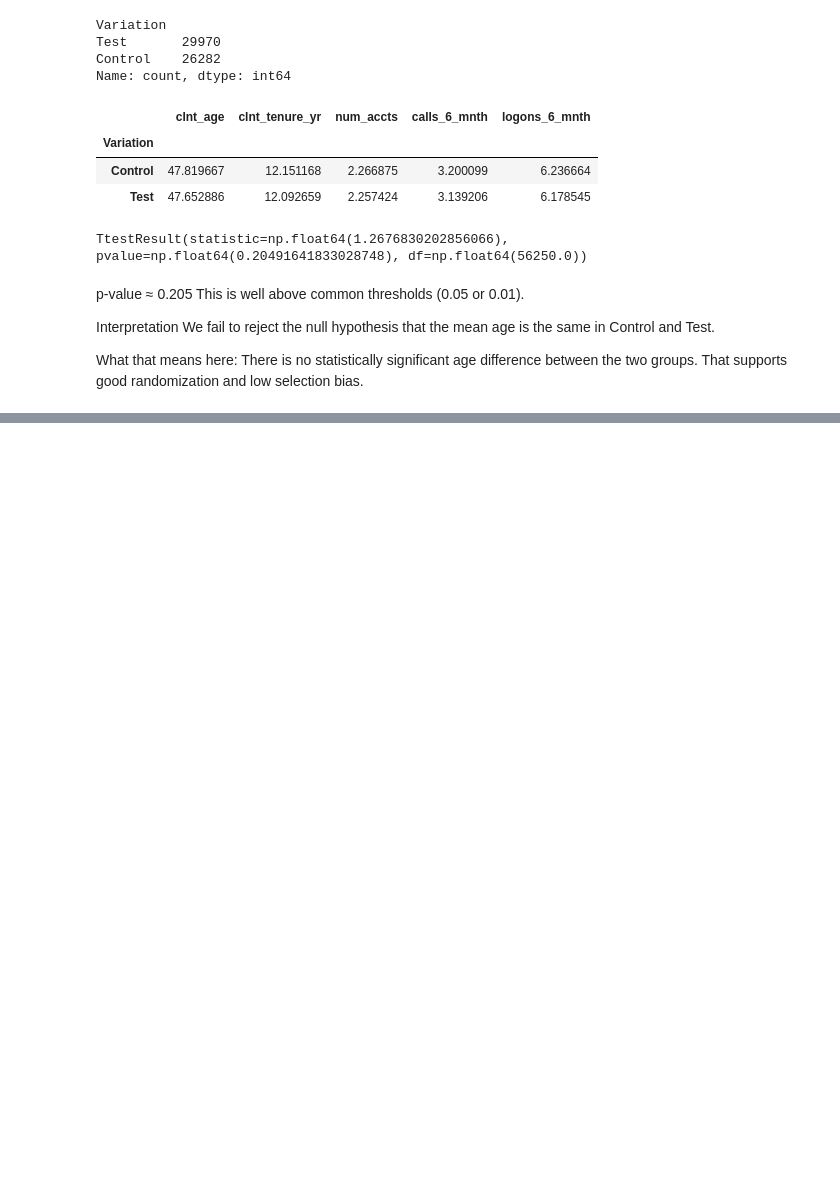
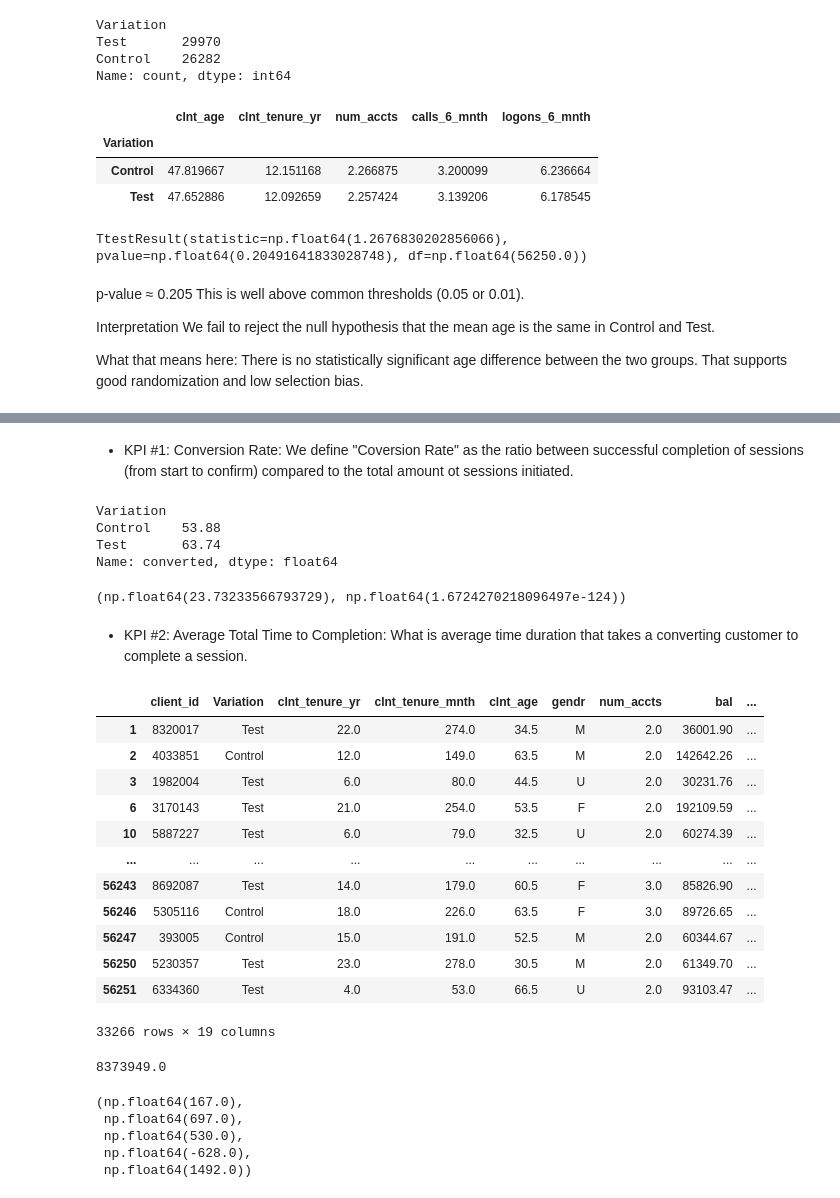
Before and after one commit to ChVlachakis/house-greyjoy, a Jupyter notebook: notebooks/experiment_analysis.ipynb, the cells around one changed output, grey strips where cells are left out. Cells and saved outputs as stored; diff of their text form; code cells hidden in the pictures; blank space fills up the shorter version.

Commit message:
experiment analysis first part complete

```diff
--- a/notebooks/experiment_analysis.ipynb
+++ b/notebooks/experiment_analysis.ipynb
@@ -62,0 +69,41 @@ That supports good randomization and low selection bias.
+# %% [markdown]
+- KPI #1: Conversion Rate: We define "Coversion Rate" as the ratio between successful completion of sessions (from start to confirm) compared to the total amount ot sessions initiated.
+# %%
+# for that we need to group by "Variation" and check for "converted", calculating the mean(), and hsowing it by percentage
+conversion_by_group = final_experiment_df.groupby("Variation")["converted"].mean()
+
+(conversion_by_group * 100).round(2)
+# %% [output]
+Variation
+Control    53.88
+Test       63.74
+Name: converted, dtype: float64
+# %%
+# now let's test for the statistical significance of our result
+import numpy as np
+
+conv_table = (
+    final_experiment_df
+    .groupby("Variation")["converted"]
+    .agg(["sum", "count"])
+)
+
+conv_table
+
+x_test  = conv_table.loc["Test", "sum"]
+n_test  = conv_table.loc["Test", "count"]
+
+x_ctrl  = conv_table.loc["Control", "sum"]
+n_ctrl  = conv_table.loc["Control", "count"]
+
+from statsmodels.stats.proportion import proportions_ztest
+
+stat, pval = proportions_ztest(
+    count=np.array([x_test, x_ctrl]),
+    nobs=np.array([n_test, n_ctrl]),
+    alternative="two-sided"
+)
+
+stat, pval
+# %% [output]
+(np.float64(23.73233566793729), np.float64(1.6724270218096497e-124))
@@ -62,0 +114,39 @@ That supports good randomization and low selection bias.
+# %% [markdown]
+- KPI #2: Average Total Time to Completion: What is average time duration that takes a converting customer to complete a session.
+# %%
+converters_df = final_experiment_df[final_experiment_df["converted"]].copy()
+converters_df
+# %% [output]
+|  | client_id | Variation | clnt_tenure_yr | clnt_tenure_mnth | clnt_age | gendr | num_accts | bal | ... |
+| 1 | 8320017 | Test | 22.0 | 274.0 | 34.5 | M | 2.0 | 36001.90 | ... |
+| 2 | 4033851 | Control | 12.0 | 149.0 | 63.5 | M | 2.0 | 142642.26 | ... |
+| 3 | 1982004 | Test | 6.0 | 80.0 | 44.5 | U | 2.0 | 30231.76 | ... |
+| 6 | 3170143 | Test | 21.0 | 254.0 | 53.5 | F | 2.0 | 192109.59 | ... |
+| 10 | 5887227 | Test | 6.0 | 79.0 | 32.5 | U | 2.0 | 60274.39 | ... |
+| ... | ... | ... | ... | ... | ... | ... | ... | ... | ... |
+| 56243 | 8692087 | Test | 14.0 | 179.0 | 60.5 | F | 3.0 | 85826.90 | ... |
+| 56246 | 5305116 | Control | 18.0 | 226.0 | 63.5 | F | 3.0 | 89726.65 | ... |
+| 56247 | 393005 | Control | 15.0 | 191.0 | 52.5 | M | 2.0 | 60344.67 | ... |
+| 56250 | 5230357 | Test | 23.0 | 278.0 | 30.5 | M | 2.0 | 61349.70 | ... |
+| 56251 | 6334360 | Test | 4.0 | 53.0 | 66.5 | U | 2.0 | 93103.47 | ... |
+33266 rows × 19 columns
+# %%
+converters_df["total_duration_sec"].max()
+# %% [output]
+8373949.0
+# %%
+# by checking the ax value of "total_duration_sec" we understand that there are some outliers in our groups that are driving the avergages to crazy levels. Therefore we need to find them and exclude them,
+q1 = converters_df["total_duration_sec"].quantile(0.25)
+q3 = converters_df["total_duration_sec"].quantile(0.75)
+iqr = q3 - q1
+
+lower = q1 - 1.5 * iqr
+upper = q3 + 1.5 * iqr
+
+q1, q3, iqr, lower, upper
+# %% [output]
+(np.float64(167.0),
+ np.float64(697.0),
+ np.float64(530.0),
+ np.float64(-628.0),
+ np.float64(1492.0))
```
Also changed, not shown: parts of 32 cells of this notebook.
